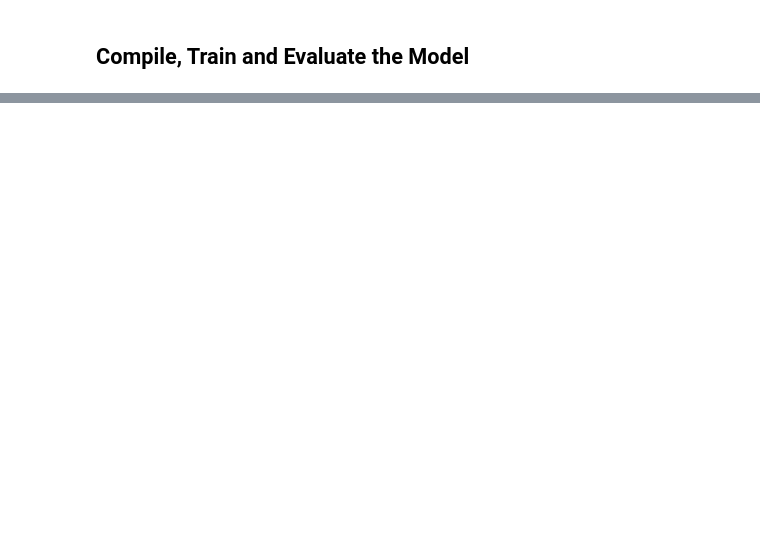
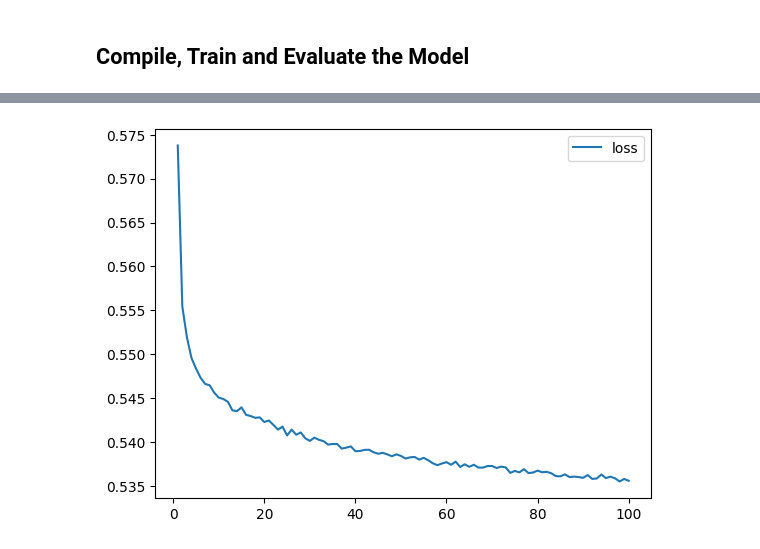
Before and after one commit to ddaniel2024/Module-21-Neural-Networks-and-Deep-Learning, a Jupyter notebook: AlphabetSoupCharity_Optimization.ipynb, the cells around one changed output, grey strips where cells are left out. Saved outputs shown, nothing was run; the diff lists cells and outputs as text; code cells hidden in the pictures; blank space fills up the shorter version.

```diff
--- a/Starter_Code.ipynb
+++ b/AlphabetSoupCharity_Optimization.ipynb
@@ -184,0 +201,11 @@ Name: count, dtype: int64
+# %%
+# Choose a cutoff value and create a list of income amounts to be replaced
+# use the variable name `income_amts_to_replace`
+application_types_to_replace = ["5M-10M", "10M-50M", "50M+"]
+
+# Replace in dataframe
+for app in application_types_to_replace:
+    application_df['INCOME_AMT'] = application_df['INCOME_AMT'].replace(app,"5M+")
+
+# Check to make sure replacement was successful
+application_df['INCOME_AMT'].value_counts()
@@ -215,10 +252,10 @@ X_train, X_test, y_train, y_test = train_test_split(X,
                                                     stratify=y)
 # %%
 # Create a StandardScaler instances
-scaler = StandardScaler()
+X_scaler = StandardScaler()
 
 # Fit the StandardScaler
-X_scaler = scaler.fit(X_train)
+X_scaler.fit(X_train)
 
 # Scale the data
 X_train_scaled = X_scaler.transform(X_train)
@@ -232,7 +269,7 @@ X_test_scaled = X_scaler.transform(X_test)
 nn = tf.keras.models.Sequential()
 
 # First hidden layer
-nn.add(tf.keras.layers.Dense(units=80, activation="relu", input_dim=43))
+nn.add(tf.keras.layers.Dense(units=80, activation="relu", input_dim=41))
 
 # Second hidden layer
 nn.add(tf.keras.layers.Dense(units=30, activation="relu"))
@@ -291,0 +329,9 @@ Loss: 0.563723087310791, Accuracy: 0.7295626997947693
+# %%
+history_df = pd.DataFrame(fit_model.history)
+
+history_df.index +=1
+
+history_df.plot(y="loss")
+plt.show()
+# %% [output]
+[figure, added]
```
Also changed, not shown: parts of 9 cells of this notebook, 4 other files.
